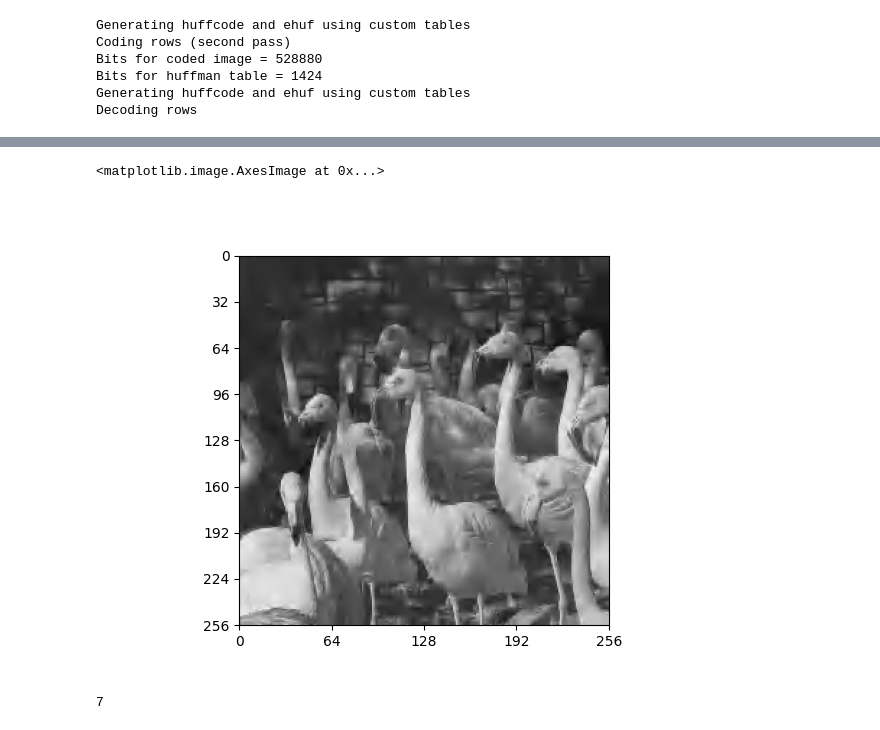
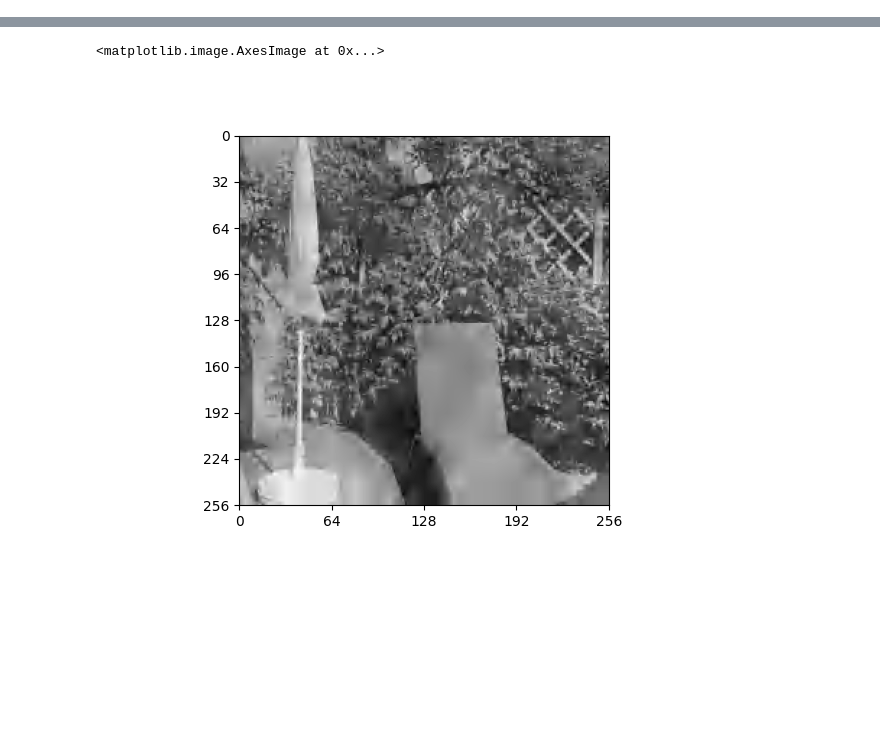
Before and after one commit to sigproc-classrooms/sf2-competition-2023-team-10, a Jupyter notebook: experiments.ipynb, the cells around one changed output, grey strips where cells are left out. Cells and saved outputs as stored; diff of their text form; code cells hidden in the pictures; blank space fills up the shorter version.

```diff
--- a/experiments.ipynb
+++ b/experiments.ipynb
@@ -14,6 +14,8 @@ from common import *
 lighthouse, _ = load_mat_img(img='lighthouse.mat', img_info='X')
 bridge, _ = load_mat_img(img='bridge.mat', img_info='X')
 flamingo, _ = load_mat_img(img='flamingo.mat', img_info='X')
+img_2020, _ = load_mat_img(img='2020.mat', img_info='X')
 lighthouse = lighthouse -  128.0
 bridge = bridge - 128.0
 flamingo = flamingo - 128.0
+img_2020 = img_2020 - 128.0
@@ -72,22 +22,18 @@ Error: 16.1
-# %%
-vlc, header = DWT_huffenc(flamingo, N=7, dcbits=8, opthuff=True)
-Z = DWT_huffdec(vlc, 10, factors, strength, N=7, hufftab=header)
-# %% [output]
-Generating huffcode and ehuf using custom tables
-Coding rows (second pass)
-Bits for coded image = 528880
-Bits for huffman table = 1424
-Generating huffcode and ehuf using custom tables
-Decoding rows
 # %%
 from competition.encoder import encode
 from competition.decoder import decode
 
-vlc, header = encode(flamingo)
+X = img_2020
+
+vlc, header = encode(X)
 print(np.sum(vlc[:, 1]))
 
+
 decoded = decode(vlc, header)
-
+header_huff, factors, strength = header
+print("strength:", strength)
+print("error:", np.std(X-decoded))
+print("total size:", np.sum(vlc[:, 1])+1424)
 
 fig, ax = plt.subplots()
 plot_image(decoded, ax=ax)
@@ -112,6 +53,2 @@ Decoding rows
 <matplotlib.image.AxesImage at 0x...>
-[figure, old version]
+[figure, new version]
-# %%
-step
-# %% [output]
-7
```
Also changed, not shown: parts of 5 cells of this notebook.
